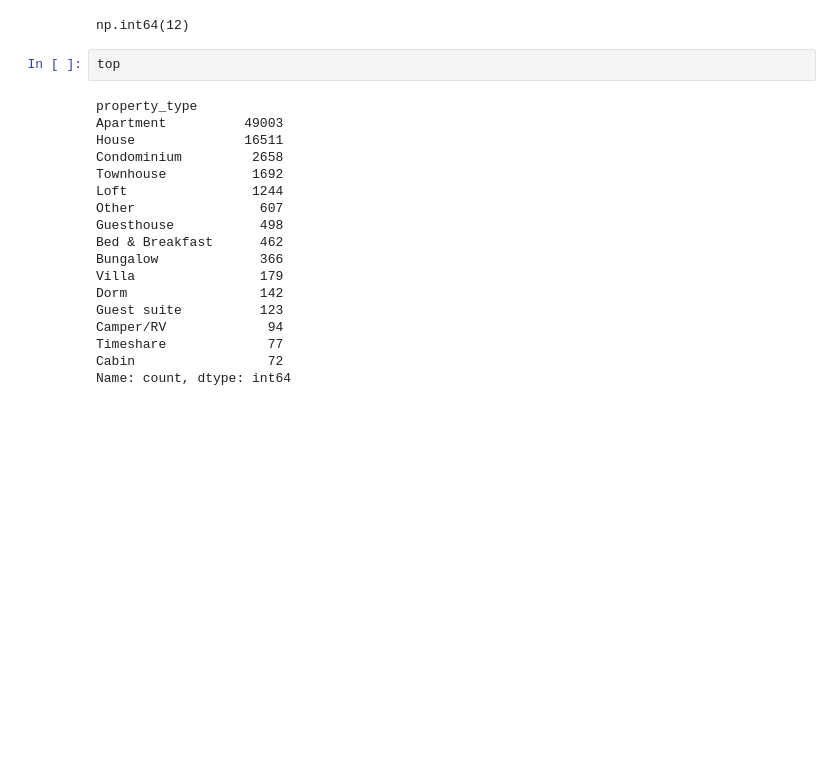
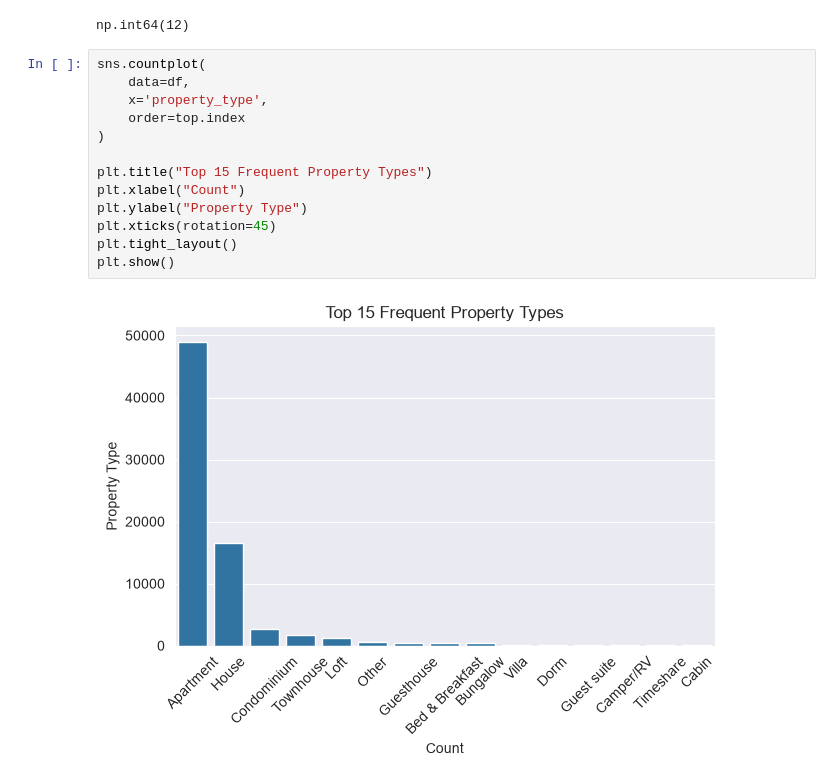
Before and after one commit to Car1LL/airbnb_prices_prediction, a Jupyter notebook: notebooks/00_EDA.ipynb, the cells around one changed output. Cells and saved outputs as stored; diff of their text form; blank space fills up the shorter version.

```diff
--- a/notebooks/00_EDA.ipynb
+++ b/notebooks/00_EDA.ipynb
@@ -1446,22 +1433,17 @@ plt.show()
 # %% [output]
 np.int64(12)
 # %%
-top
+sns.countplot(
+    data=df,
+    x='property_type',
+    order=top.index
+)
+
+plt.title("Top 15 Frequent Property Types")
+plt.xlabel("Count")
+plt.ylabel("Property Type")
+plt.xticks(rotation=45)
+plt.tight_layout()
+plt.show()
 # %% [output]
-property_type
-Apartment          49003
-House              16511
-Condominium         2658
-Townhouse           1692
-Loft                1244
-Other                607
-Guesthouse           498
-Bed & Breakfast      462
-Bungalow             366
-Villa                179
-Dorm                 142
-Guest suite          123
-Camper/RV             94
-Timeshare             77
-Cabin                 72
-Name: count, dtype: int64
+[figure, added]
```
Also changed, not shown: parts of 48 cells of this notebook.
